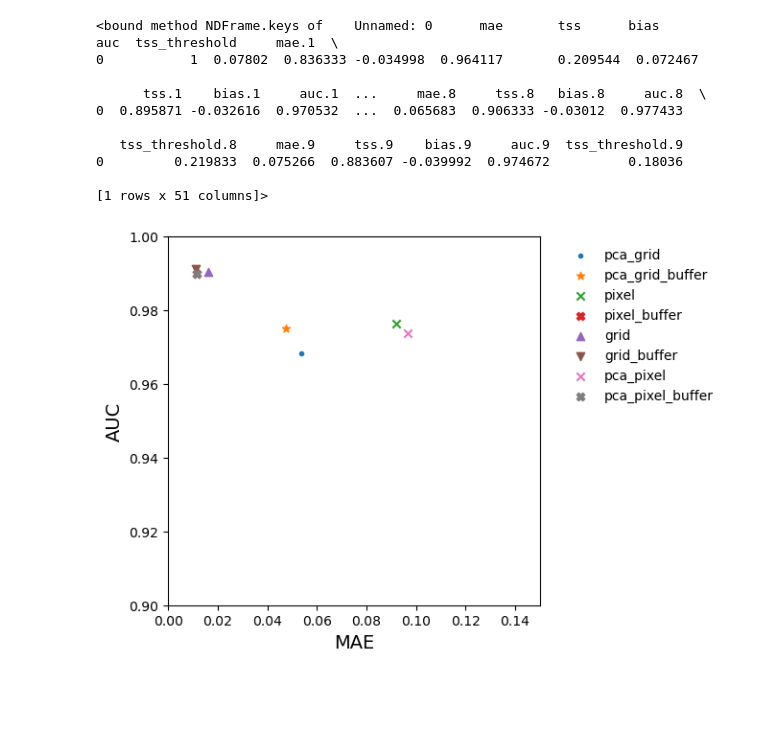
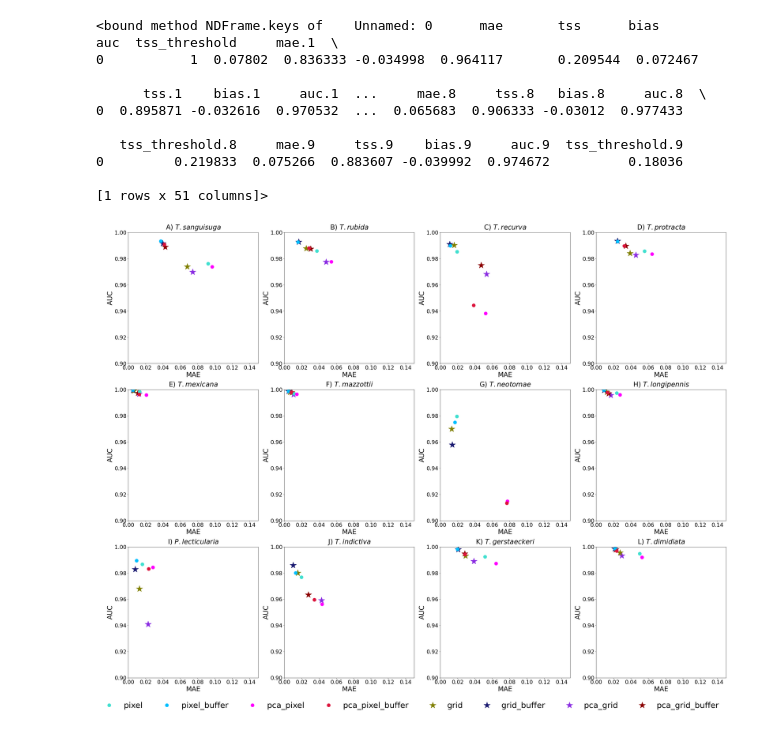
Before and after one commit to largeseabass/r_chagasM, a Jupyter notebook: plot_file/plot_other.ipynb, the cells around one changed output. Drawn from its saved outputs; the diff is of its cells as text; code cells hidden in the pictures; blank space fills up the shorter version.

```diff
--- a/plot_file/plot_other.ipynb
+++ b/plot_file/plot_other.ipynb
@@ -91,33 +95,44 @@ get_mean_svd(csv_saving_path=output_dir+"kfold_grid_buffer/"+this_bug+"/evaluate
 # %%
-plt.figure(figsize=(5,5))
+def generate_auc_mae_graph(output_dir,this_bug,bug_full_name):
+    plt.figure(figsize=(5,5))
 
-pca_grid_auc,pca_grid_mae = get_auc_mae(output_dir+"/kfold_grid_process/"+this_bug+"/evaluate/cv_metric_results.csv")
-plt.scatter(pca_grid_mae, pca_grid_auc,label="pca_grid",marker='.')
-pca_grid_buffer_auc,pca_grid_buffer_mae = get_auc_mae(output_dir+"/kfold_grid_buffer_process/"+this_bug+"/evaluate/cv_metric_results.csv")
-plt.scatter(pca_grid_buffer_mae, pca_grid_buffer_auc,label="pca_grid_buffer",marker="*")
+    pca_grid_auc,pca_grid_mae = get_auc_mae(output_dir+"/kfold_grid_process/"+this_bug+"/evaluate/cv_metric_results.csv")
+    plt.scatter(pca_grid_mae, pca_grid_auc,label="pca_grid",marker='.')
+    pca_grid_buffer_auc,pca_grid_buffer_mae = get_auc_mae(output_dir+"/kfold_grid_buffer_process/"+this_bug+"/evaluate/cv_metric_results.csv")
+    plt.scatter(pca_grid_buffer_mae, pca_grid_buffer_auc,label="pca_grid_buffer",marker="*")
 
-pixel_auc,pixel_mae = get_auc_mae(output_dir+"/kfold/San/evaluate/cv_metric_results.csv")
-plt.scatter(pixel_mae,pixel_auc,label="pixel",marker='x')
-pixel_buffer_auc,pixel_buffer_mae = get_auc_mae(output_dir+"/kfold_buffer/"+this_bug+"/evaluate/cv_metric_results.csv")
-plt.scatter(pixel_buffer_mae,pixel_buffer_auc,label="pixel_buffer",marker="X")
+    pixel_auc,pixel_mae = get_auc_mae(output_dir+"/kfold/San/evaluate/cv_metric_results.csv")
+    plt.scatter(pixel_mae,pixel_auc,label="pixel",marker='x')
+    pixel_buffer_auc,pixel_buffer_mae = get_auc_mae(output_dir+"/kfold_buffer/"+this_bug+"/evaluate/cv_metric_results.csv")
+    plt.scatter(pixel_buffer_mae,pixel_buffer_auc,label="pixel_buffer",marker="X")
 
-grid_auc,grid_mae = get_auc_mae(output_dir+"/kfold_grid/"+this_bug+"/evaluate/cv_metric_results.csv")
-plt.scatter(grid_mae,grid_auc,label="grid",marker="^")
-grid_buffer_auc,grid_buffer_mae = get_auc_mae(output_dir+"/kfold_grid_buffer/"+this_bug+"/evaluate/cv_metric_results.csv")
-plt.scatter(grid_buffer_mae,grid_buffer_auc,label="grid_buffer",marker="v")
+    grid_auc,grid_mae = get_auc_mae(output_dir+"/kfold_grid/"+this_bug+"/evaluate/cv_metric_results.csv")
+    plt.scatter(grid_mae,grid_auc,label="grid",marker="^")
+    grid_buffer_auc,grid_buffer_mae = get_auc_mae(output_dir+"/kfold_grid_buffer/"+this_bug+"/evaluate/cv_metric_results.csv")
+    plt.scatter(grid_buffer_mae,grid_buffer_auc,label="grid_buffer",marker="v")
 
-pca_pixel_auc,pca_pixel_mae = get_auc_mae(output_dir+"/kfold_process/San/evaluate/cv_metric_results.csv")
-plt.scatter(pca_pixel_mae,pca_pixel_auc,label="pca_pixel",marker='x')
-pca_pixel_buffer_auc,pca_pixel_buffer_mae = get_auc_mae(output_dir+"/kfold_buffer_process/"+this_bug+"/evaluate/cv_metric_results.csv")
-plt.scatter(pixel_buffer_mae,pixel_buffer_auc,label="pca_pixel_buffer",marker="X")
+    pca_pixel_auc,pca_pixel_mae = get_auc_mae(output_dir+"/kfold_process/San/evaluate/cv_metric_results.csv")
+    plt.scatter(pca_pixel_mae,pca_pixel_auc,label="pca_pixel",marker='H')
+    pca_pixel_buffer_auc,pca_pixel_buffer_mae = get_auc_mae(output_dir+"/kfold_buffer_process/"+this_bug+"/evaluate/cv_metric_results.csv")
+    plt.scatter(pca_pixel_buffer_mae,pca_pixel_buffer_auc,label="pca_pixel_buffer",marker="+")
 
-plt.xlim([0,0.15])
-plt.ylim([0.9,1])
-plt.xlabel("MAE",fontsize=14)
-plt.ylabel("AUC",fontsize=14)
-plt.legend(bbox_to_anchor=(1.5, 1.00),
-           frameon=False,
-           fontsize=10)
-plt.savefig(output_dir+"/figures/maxent_method_comparison"+this_bug+".png",dpi=200,bbox_inches='tight')
+    plt.xlim([0,0.15])
+    plt.ylim([0.9,1])
+    plt.xlabel("MAE",fontsize=14)
+    plt.ylabel("AUC",fontsize=14)
+    plt.legend(bbox_to_anchor=(1.5, 1.00),
+            frameon=False,
+            fontsize=10)
+    plt.title('$\it{%s}$'%bug_full_name,fontsize=14,y=1.01)
+    plt.savefig(output_dir+"/figures/maxent_method_comparison"+this_bug+".png",dpi=200,bbox_inches='tight')
-# %% [output]
-[figure, removed]
+# %%
+sp_rarefied_name_list = ['san','rub','rec','pro','mex','maz','neo','lon','lec','ind','ger','dim']
+sp_rarefied_name_list_c = ['San','Rub','Rec','Pro','Mex','Maz','Neo','Lon','Lec','Ind','Ger','Dim']
+sp_rarefied_name_list_full = ['T. sanguisuga','T. rubida',' T. recurva','T. protracta','T. mexicana','T. mazzottii','T. neotomae','T. longipennis',' P. lecticularia',' T. indictiva','T. gerstaeckeri','T. dimidiata']
+output_dir = "/Users/liting/Documents/GitHub/r_chagasM/output/"
+
+for i in range(len(sp_rarefied_name_list_c)):
+    this_bug = sp_rarefied_name_list_c[i]
+    print(this_bug)
+    generate_result_csv(output_dir,this_bug)
+    generate_auc_mae_graph(output_dir,this_bug,sp_rarefied_name_list_full[i])
@@ -123,0 +195,10 @@ plt.savefig(output_dir+"/figures/maxent_method_comparison"+this_bug+".png",dpi=2
+# %%
+sp_rarefied_name_list = ['san','rub','rec','pro','mex','maz','neo','lon','lec','ind','ger','dim']
+sp_rarefied_name_list_c = ['San','Rub','Rec','Pro','Mex','Maz','Neo','Lon','Lec','Ind','Ger','Dim']
+sp_rarefied_name_list_full = ['T. sanguisuga','T. rubida',' T. recurva','T. protracta','T. mexicana','T. mazzottii','T. neotomae','T. longipennis',' P. lecticularia',' T. indictiva','T. gerstaeckeri','T. dimidiata']
+output_dir = "/Users/liting/Documents/GitHub/r_chagasM/output/"
+label_list = ['A','B','C','D','E','F','G','H','I','J','K','L','M','N']
+
+plot_on_same_graph(output_dir,sp_rarefied_name_list_c,sp_rarefied_name_list_full,label_list)
+# %% [output]
+[figure, added]
```
Also changed, not shown: parts of 9 cells of this notebook, 21 other files.
